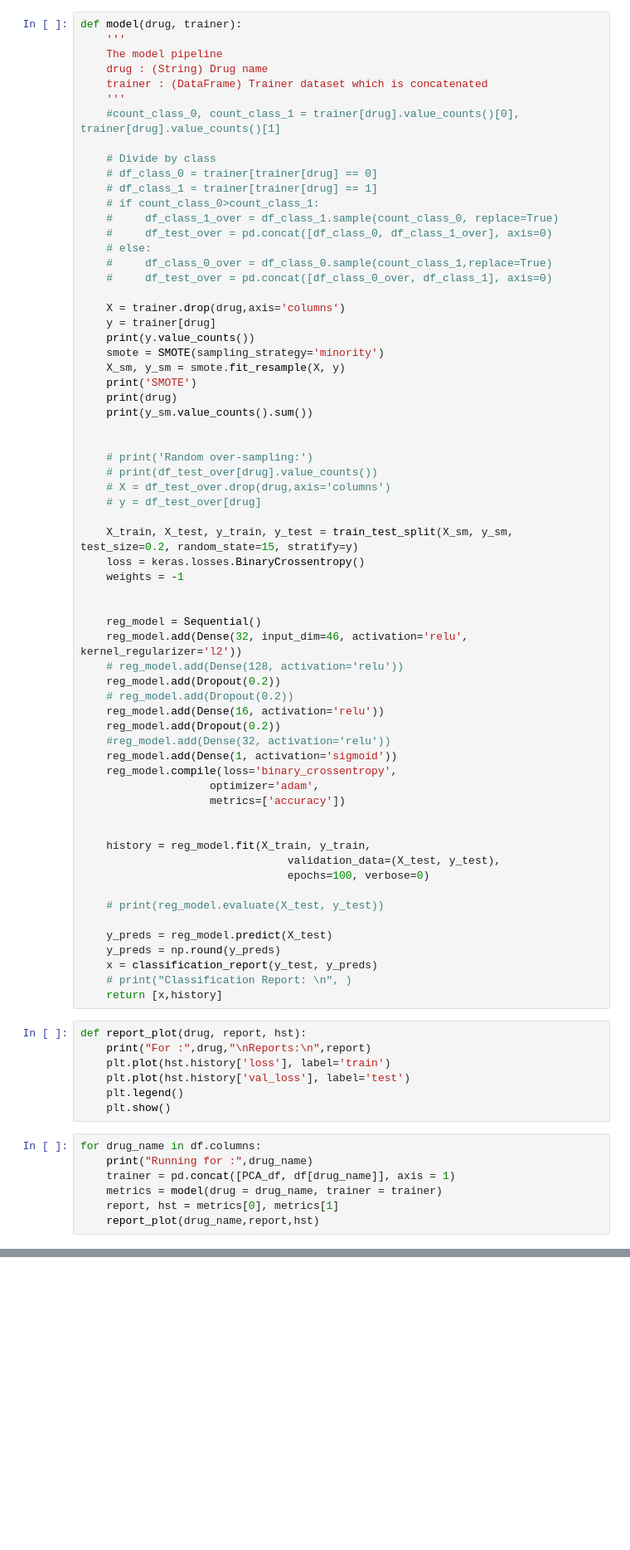
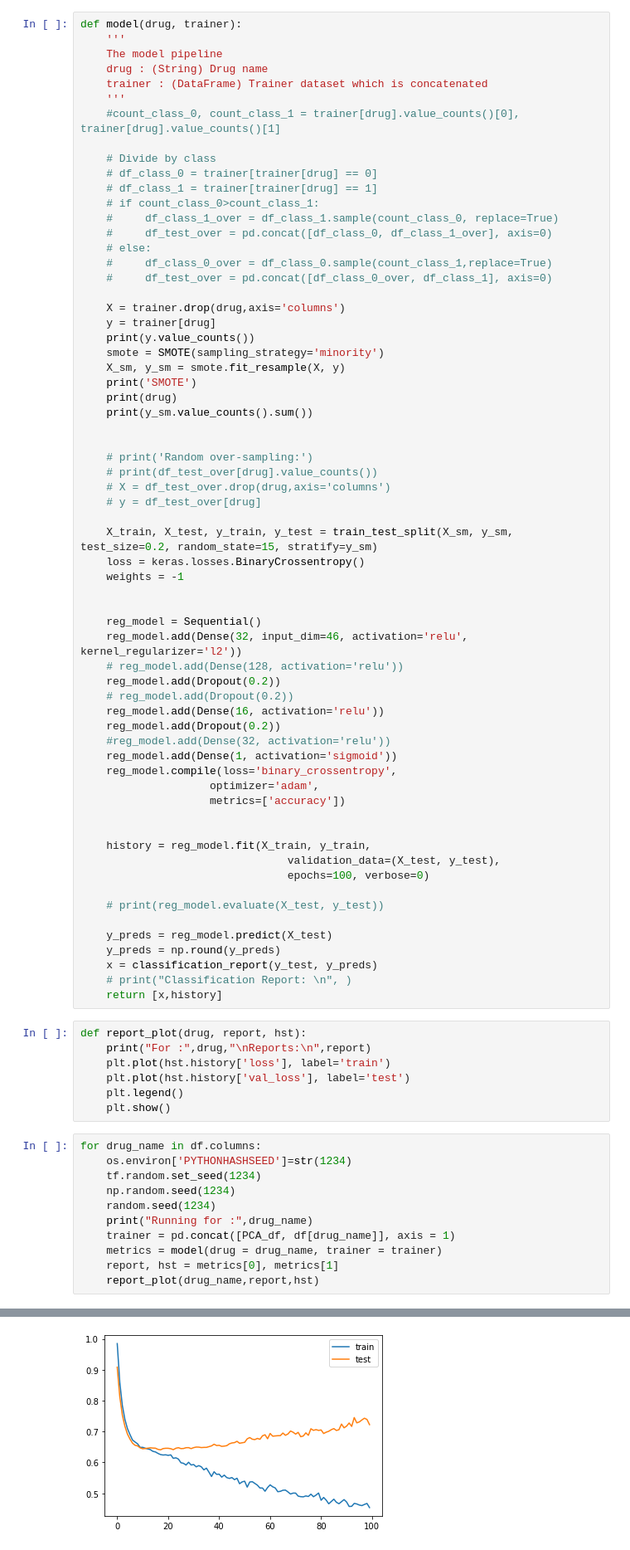
Before and after one commit to Vikram-Shenoy/Computational-Models, a Jupyter notebook: Z_Current/Model_Pipeline3 copy.ipynb, the cells around one changed output, grey strips where cells are left out. Shown at 83% size. Cells and saved outputs as stored; diff of their text form; blank space fills up the shorter version.

```diff
--- a/Z_Current/Model_Pipeline3 copy.ipynb
+++ b/Z_Current/Model_Pipeline3 copy.ipynb
@@ -104,7 +104,7 @@ def model(drug, trainer):
     # X = df_test_over.drop(drug,axis='columns')
     # y = df_test_over[drug]
 
-    X_train, X_test, y_train, y_test = train_test_split(X_sm, y_sm, test_size=0.2, random_state=15, stratify=y)
+    X_train, X_test, y_train, y_test = train_test_split(X_sm, y_sm, test_size=0.2, random_state=15, stratify=y_sm)
     loss = keras.losses.BinaryCrossentropy()
     weights = -1
 
@@ -143,6 +143,10 @@ def report_plot(drug, report, hst):
     plt.show()
 # %%
 for drug_name in df.columns:
+    os.environ['PYTHONHASHSEED']=str(1234)
+    tf.random.set_seed(1234)
+    np.random.seed(1234)
+    random.seed(1234)
     print("Running for :",drug_name)
     trainer = pd.concat([PCA_df, df[drug_name]], axis = 1)
     metrics = model(drug = drug_name, trainer = trainer)
@@ -158,0 +173 @@ Atorvastatin calcium tablet
+[figure, added]
```
Also changed, not shown: parts of 1 cell of this notebook, 1 other file.
